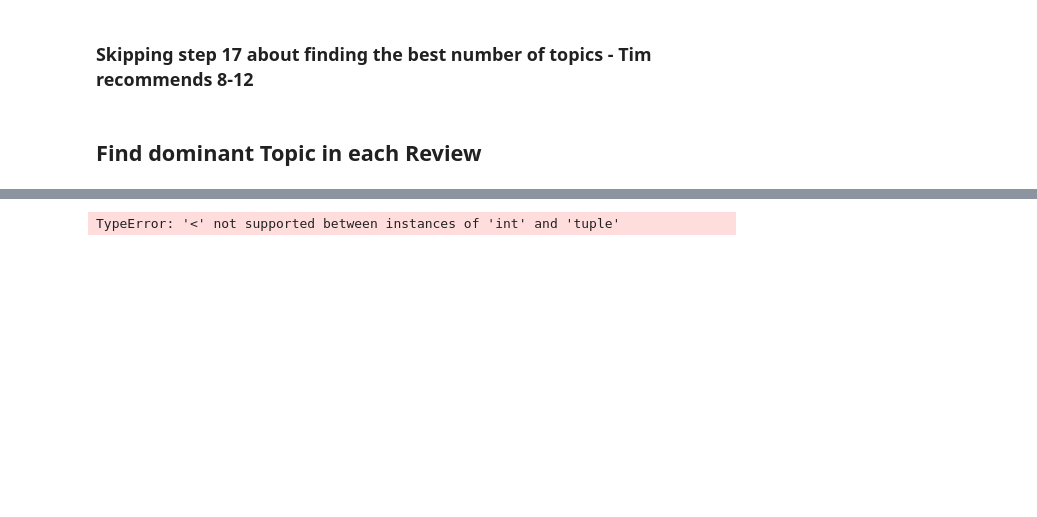
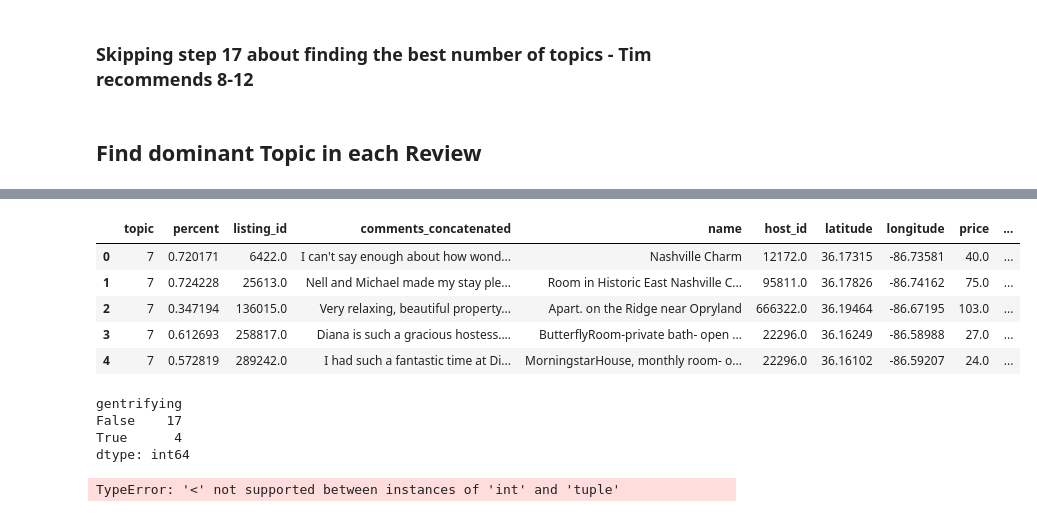
Before and after one commit to matttparker/airbnb-sentiments, a Jupyter notebook: notebooks/mp04_nlp_models.ipynb, the cells around one changed output, grey strips where cells are left out. Cells and saved outputs as stored; diff of their text form; code cells hidden in the pictures; blank space fills up the shorter version.

```diff
--- a/notebooks/mp04_nlp_models.ipynb
+++ b/notebooks/mp04_nlp_models.ipynb
@@ -244,7 +203,7 @@ id2word[500]
 # Build LDA model
 lda_model = LdaMulticore(corpus=corpus,        # Replace with gensim.models.ldamodel.LdaModel()
                        id2word=id2word,
-                       num_topics=8, #number of topics to identify
+                       num_topics=10, #number of topics to identify
                        random_state=100,
                        #update_every=1,                          #Add back in with LdaModel
                        chunksize=100, #number of documents to pass per chunk
@@ -297,13 +256,14 @@ pyLDAvis.save_html(vis, 'lda.html')
 # %%
 bow = corpora.Dictionary(data_lemmatized)
 # %%
+#Michael's Original
 contents = []
 
-for pdf, doc in tqdm(zip(pdfs, docs)):
-    bow = corpora.Dictionary(data_lemmatized)
+for idx, doc in tqdm(enumerate(data_lemmatized)):
+    bow = id2word.doc2bow(doc)
     topics = lda_model.get_document_topics(bow)
     for res in topics:
         topic, pct = res
-        contents.append({'pdf': pdf, 'topic': topic, 'percent': pct})
+        contents.append({'index': idx, 'topic': topic, 'percent': pct})
 
 topics = pd.DataFrame(contents)
@@ -311,0 +300,4 @@ NameError: name 'pdfs' is not defined
+# %%
+idx = topics.groupby(['index'])['percent'].transform(max) == topics['percent']
+hot_topics = topics[idx].set_index('index')
+hot_topics.head()
@@ -311,0 +327,11 @@ NameError: name 'pdfs' is not defined
+# %%
+airbnb_topics = hot_topics.join(airbnb)
+# %%
+airbnb_topics.head()
+# %% [output]
+|  | topic | percent | listing_id | comments_concatenated | name | host_id | latitude | longitude | price | ... |
+| 0 | 7 | 0.720171 | 6422.0 | I can't say enough about how wond... | Nashville Charm | 12172.0 | 36.17315 | -86.73581 | 40.0 | ... |
+| 1 | 7 | 0.724228 | 25613.0 | Nell and Michael made my stay ple... | Room in Historic East Nashville C... | 95811.0 | 36.17826 | -86.74162 | 75.0 | ... |
+| 2 | 7 | 0.347194 | 136015.0 | Very relaxing, beautiful property... | Apart. on the Ridge near Opryland | 666322.0 | 36.19464 | -86.67195 | 103.0 | ... |
+| 3 | 7 | 0.612693 | 258817.0 | Diana is such a gracious hostess.... | ButterflyRoom-private bath- open ... | 22296.0 | 36.16249 | -86.58988 | 27.0 | ... |
+| 4 | 7 | 0.572819 | 289242.0 | I had such a fantastic time at Di... | MorningstarHouse, monthly room- o... | 22296.0 | 36.16102 | -86.59207 | 24.0 | ... |
@@ -312,3 +340,10 @@ NameError: name 'pdfs' is not defined
+# %%
+airbnb_topics_negative.value_counts('gentrifying')
+# %% [output]
+gentrifying
+False    17
+True      4
+dtype: int64
 # %%
 def format_topics_sentences(ldamodel=lda_model, corpus=corpus, texts=data):
     # Init output
```
Also changed, not shown: parts of 20 cells of this notebook, 1 other file.
